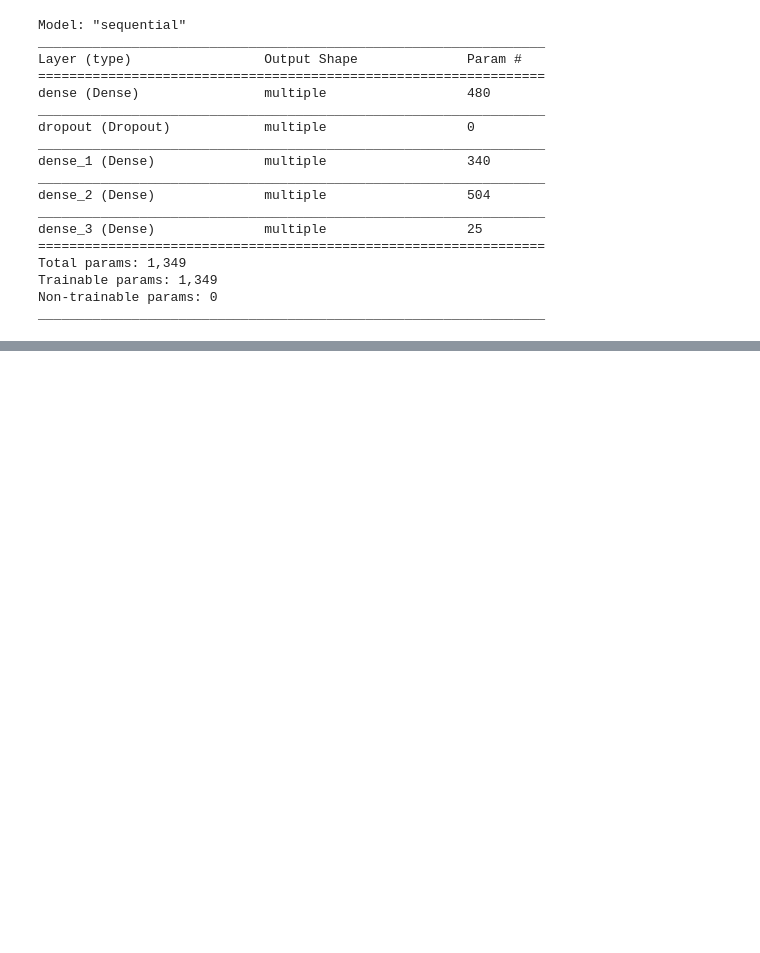
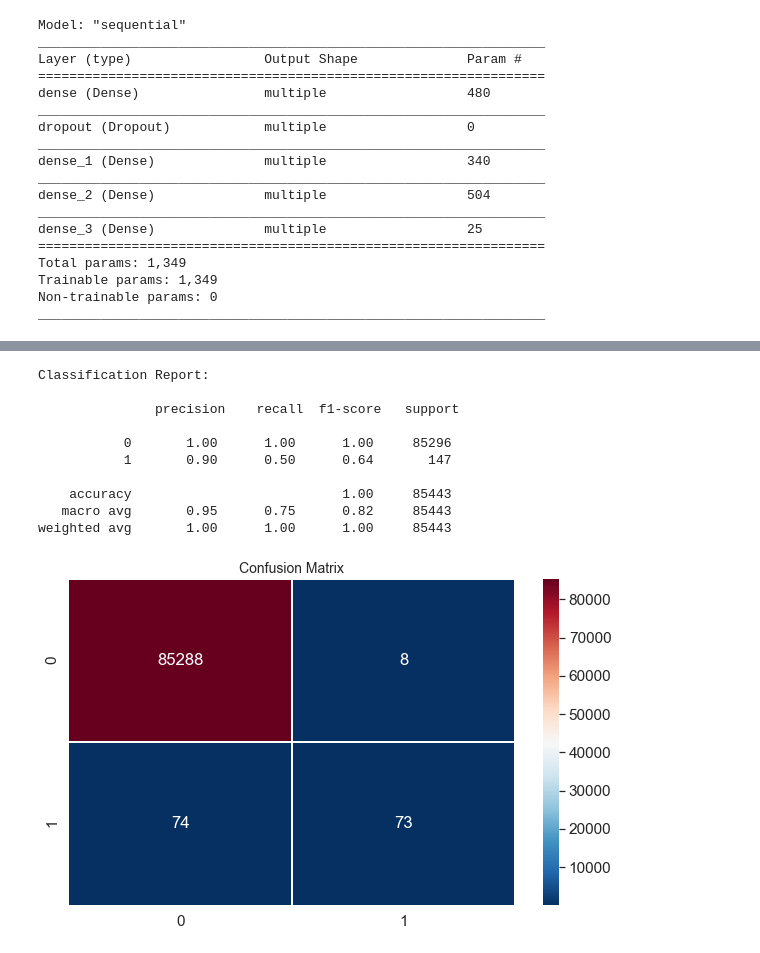
Before and after one commit to vishwasbasotra/Credit-Card-Fraud-Detection, a Jupyter notebook: Artificial Neural Network.ipynb, the cells around one changed output, grey strips where cells are left out. Drawn from its saved outputs; the diff is of its cells as text; code cells hidden in the pictures; blank space fills up the shorter version.

```diff
--- a/Artificial Neural Network.ipynb
+++ b/Artificial Neural Network.ipynb
@@ -191,6 +191,6 @@ ann.compile(optimizer='adam', loss='binary_crossentropy', metrics=['accuracy'])
 # %% [markdown]
 ### Training the ANN on the Training set
 # %%
-ann.fit(X_train,y_train,batch_size=15,epochs=10)
+ann.fit(X_train,y_train,batch_size=15,epochs=5)
 # %% [output]
 Train on 199364 samples
@@ -234,0 +235,4 @@ _________________________________________________________________
+# %%
+y_pred = ann.predict(X_test)
+y_pred = (y_pred > 0.5)
+print(np.concatenate((y_pred.reshape(len(y_pred),1), y_test.reshape(len(y_test),1)),1))
@@ -234,0 +247,26 @@ _________________________________________________________________
+# %%
+from sklearn.metrics import confusion_matrix, classification_report
+cm = confusion_matrix(y_test, y_pred)
+print('Classification Report: \n\n',classification_report(y_test, y_pred))
+plt.figure(figsize=(10,6))
+sns.set(font_scale=1.4)
+sns.heatmap(cm,
+            linewidths=.5,
+            annot=True,
+            fmt='g',
+            cmap="RdBu_r"
+           )
+plt.title('Confusion Matrix', fontsize=14)
+plt.show()
+# %% [output]
+Classification Report:
+
+               precision    recall  f1-score   support
+
+           0       1.00      1.00      1.00     85296
+           1       0.90      0.50      0.64       147
+
+    accuracy                           1.00     85443
+   macro avg       0.95      0.75      0.82     85443
+weighted avg       1.00      1.00      1.00     85443
+[figure, added]
```
Also changed, not shown: parts of 6 cells of this notebook.
